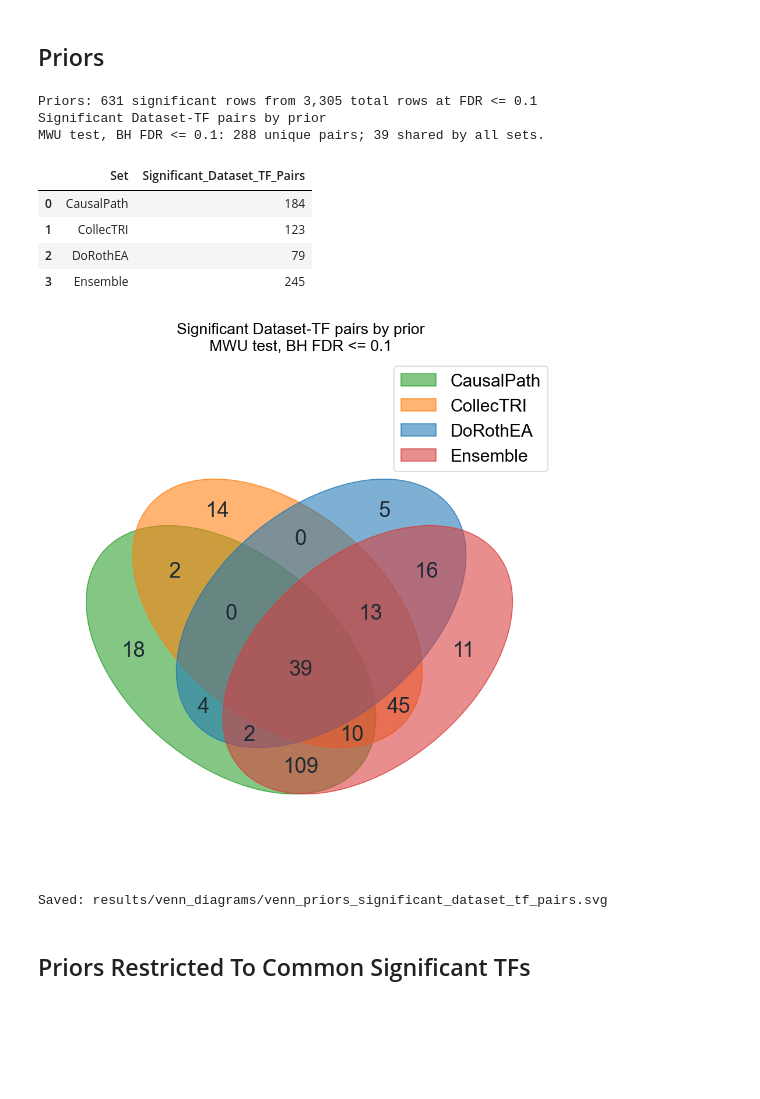
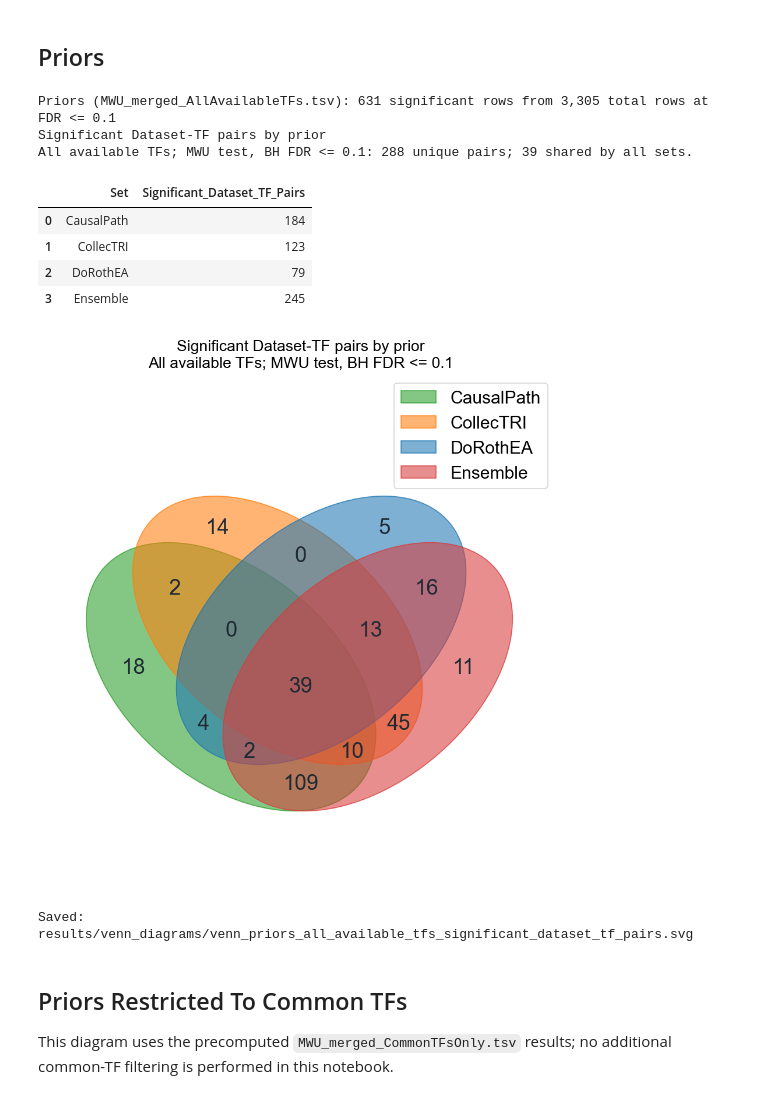
Before and after one commit to PathwayAndDataAnalysis/z-aggregate, a Jupyter notebook: reproduce/Reproduce scRNASeq Results/generate_venn_diagrams.ipynb, the cells around one changed output. Drawn from its saved outputs; the diff is of its cells as text; code cells hidden in the pictures; blank space fills up the shorter version.

```diff
--- a/reproduce/Reproduce scRNASeq Results/generate_venn_diagrams.ipynb
+++ b/reproduce/Reproduce scRNASeq Results/generate_venn_diagrams.ipynb
@@ -44,7 +44,7 @@ def find_results_dir() -> Path:
     ]
 
     for candidate in candidates:
-        test_path = candidate / 'Methods_MWU-Delongs' / 'MWU' / 'MWU_merged.tsv'
+        test_path = candidate / 'Methods_MWU-Delongs' / 'MWU_merged.tsv'
         if test_path.exists():
             return candidate
 
@@ -76,8 +76,8 @@ def as_bool(series: pd.Series) -> pd.Series:
     )
 
 
-def mwu_merged_path(result_group: str) -> Path:
-    path = RESULTS_DIR / f'{result_group}_MWU-Delongs' / 'MWU' / 'MWU_merged.tsv'
+def mwu_merged_path(result_group: str, filename: str = 'MWU_merged.tsv') -> Path:
+    path = RESULTS_DIR / f'{result_group}_MWU-Delongs' / filename
     if not path.exists():
         raise FileNotFoundError(f'MWU merged file not found: {path}')
     return path
@@ -88,9 +88,10 @@ def load_significant_pairs(
     group_col: str,
     order: list[str],
     label_map: dict[str, str],
+    mwu_filename: str = 'MWU_merged.tsv',
     alpha: float = ALPHA_FDR,
 ) -> pd.DataFrame:
-    path = mwu_merged_path(result_group)
+    path = mwu_merged_path(result_group, mwu_filename)
     df = pd.read_csv(path, sep='\t')
     df.columns = df.columns.astype(str).str.strip()
 
@@ -117,7 +118,7 @@ def load_significant_pairs(
     sig['Group_Label'] = sig[group_col].astype(str).map(label_map).fillna(sig[group_col])
 
     print(
-        f'{result_group}: {len(sig):,} significant rows '
+        f'{result_group} ({path.name}): {len(sig):,} significant rows '
         f'from {len(df):,} total rows at FDR <= {alpha}'
     )
     return sig.reset_index(drop=True)
@@ -268,42 +269,45 @@ Saved: results/venn_diagrams/venn_weights_significant_dataset_tf_pairs.svg
 # %% [markdown]
 ## Priors
 # %%
-PRIOR_ORDER = ['causalpath-priors', 'collectri', 'dorothea', 'ensemble-priors']
+PRIOR_ORDER = ['causalpath', 'collectri', 'dorothea', 'ensemble']
 PRIOR_LABELS = {
-    'causalpath-priors': 'CausalPath',
+    'causalpath': 'CausalPath',
     'collectri': 'CollecTRI',
     'dorothea': 'DoRothEA',
-    'ensemble-priors': 'Ensemble',
+    'ensemble': 'Ensemble',
 }
 PRIOR_COLORS = ["#2CA02C", "#FF7F0E", "#1F77B4", "#D83D3D"]
 
 priors_sig = load_significant_pairs(
     result_group='Priors',
     group_col='Prior',
     order=PRIOR_ORDER,
     label_map=PRIOR_LABELS,
+    mwu_filename='MWU_merged_AllAvailableTFs.tsv',
 )
 prior_sets = build_dataset_tf_sets(priors_sig, 'Prior', PRIOR_ORDER, PRIOR_LABELS)
 prior_counts, prior_shared = plot_venn4(
     prior_sets,
     title=(
         'Significant Dataset-TF pairs by prior\n'
-        f'MWU test, BH FDR <= {ALPHA_FDR}'
+        f'All available TFs; MWU test, BH FDR <= {ALPHA_FDR}'
     ),
-    output_name='venn_priors_significant_dataset_tf_pairs',
+    output_name='venn_priors_all_available_tfs_significant_dataset_tf_pairs',
     colors=PRIOR_COLORS,
 )
 # %% [output]
-Priors: 631 significant rows from 3,305 total rows at FDR <= 0.1
+Priors (MWU_merged_AllAvailableTFs.tsv): 631 significant rows from 3,305 total rows at FDR <= 0.1
 Significant Dataset-TF pairs by prior
-MWU test, BH FDR <= 0.1: 288 unique pairs; 39 shared by all sets.
+All available TFs; MWU test, BH FDR <= 0.1: 288 unique pairs; 39 shared by all sets.
 |  | Set | Significant_Dataset_TF_Pairs |
 | 0 | CausalPath | 184 |
 | 1 | CollecTRI | 123 |
 | 2 | DoRothEA | 79 |
 | 3 | Ensemble | 245 |
-[figure, old version]
+[figure, new version]
-Saved: results/venn_diagrams/venn_priors_significant_dataset_tf_pairs.svg
+Saved: results/venn_diagrams/venn_priors_all_available_tfs_significant_dataset_tf_pairs.svg
 # %% [markdown]
-## Priors Restricted To Common Significant TFs
+## Priors Restricted To Common TFs
+
+This diagram uses the precomputed `MWU_merged_CommonTFsOnly.tsv` results; no additional common-TF filtering is performed in this notebook.
 # %%
```
Also changed, not shown: parts of 4 cells of this notebook, 24 other files.
